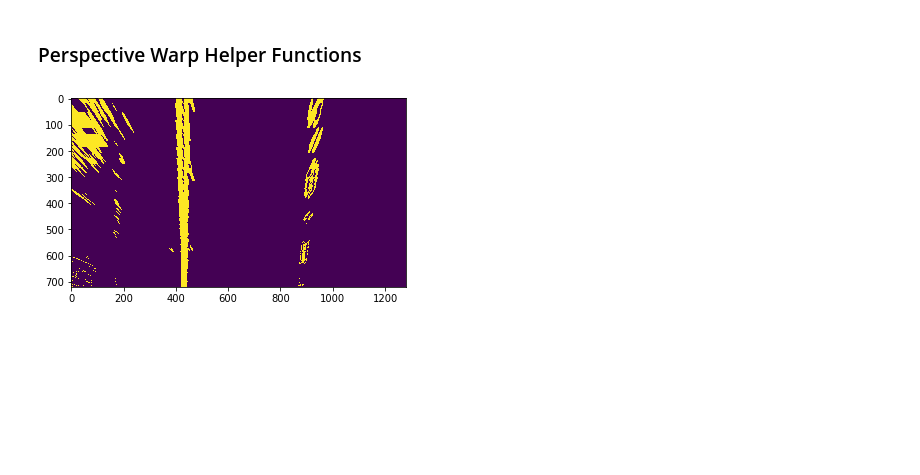
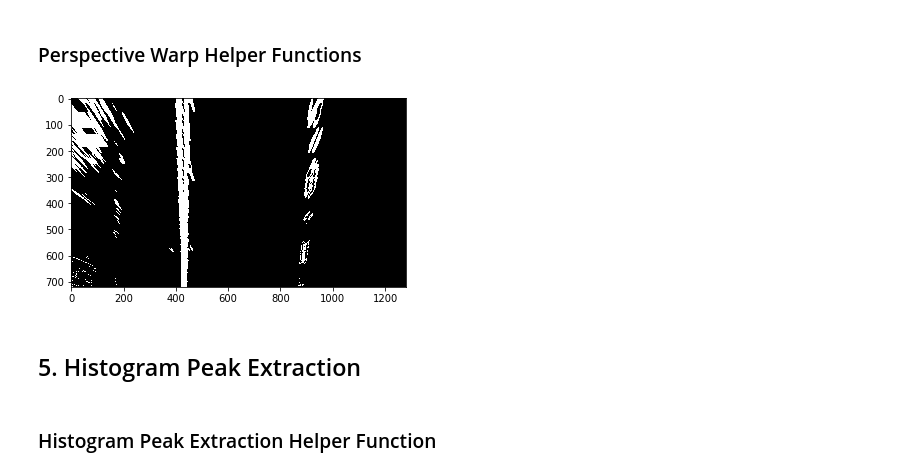
Before and after one commit to rezarajan/sdc-advanced-lane-lines, a Jupyter notebook: P2.ipynb, the cells around one changed output. Drawn from its saved outputs; the diff is of its cells as text; code cells hidden in the pictures; blank space fills up the shorter version.

```diff
--- a/P2.ipynb
+++ b/P2.ipynb
@@ -310,8 +310,13 @@ def warp(image, src=None, dst=None):
     warped = cv2.warpPerspective(image, M, img_size, flags=cv2.INTER_LINEAR)
 
     return warped
-# %%
-
-plt.imshow(warp(colgrad_mask));
-# %% [output]
-[figure, removed]
+# %%
+
+warped_mask = warp(colgrad_mask)
+plt.imshow(warped_mask, cmap='gray');
+# %% [output]
+[figure, added]
+# %% [markdown]
+## 5. Histogram Peak Extraction
+# %% [markdown]
+### Histogram Peak Extraction Helper Function
```
Also changed, not shown: parts of 7 cells of this notebook.
